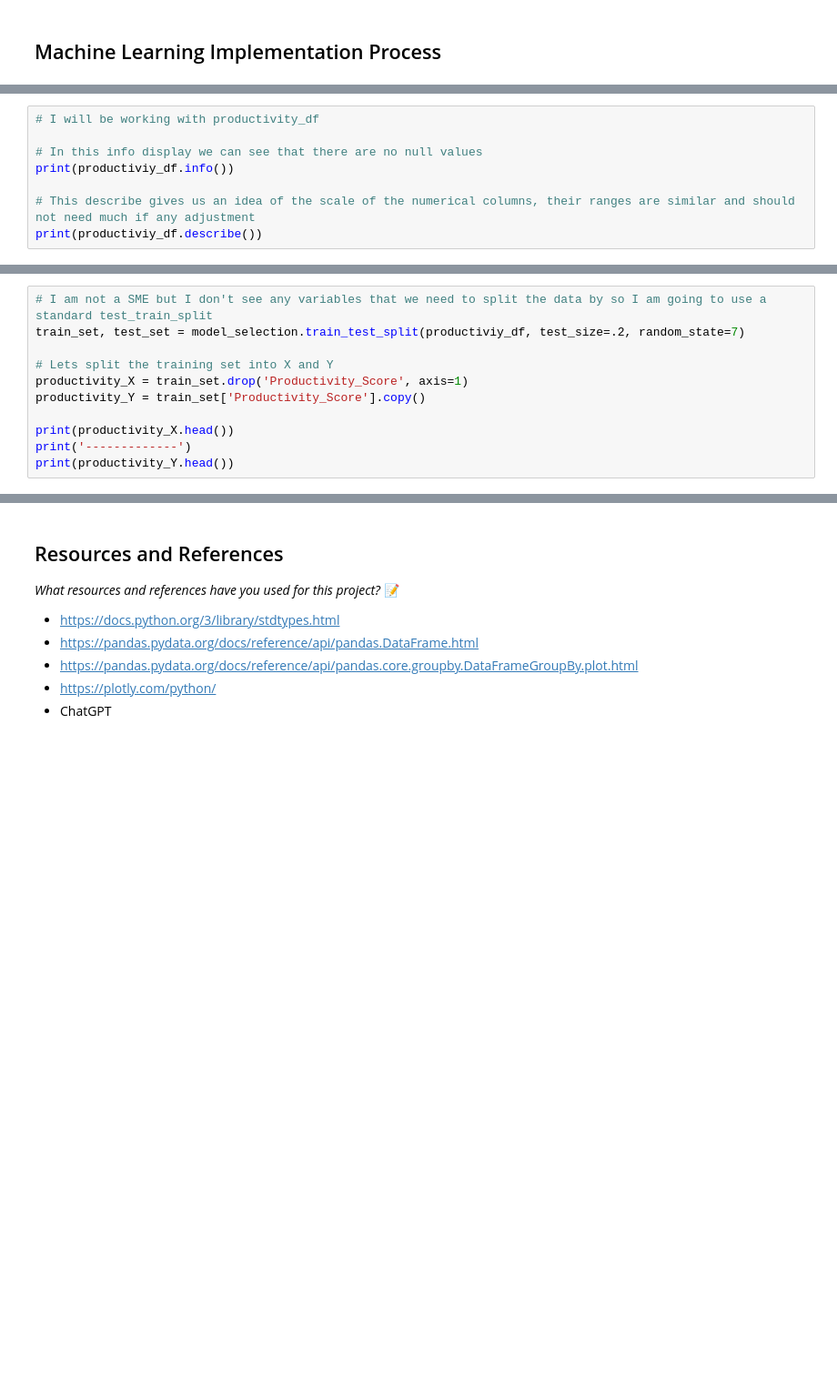
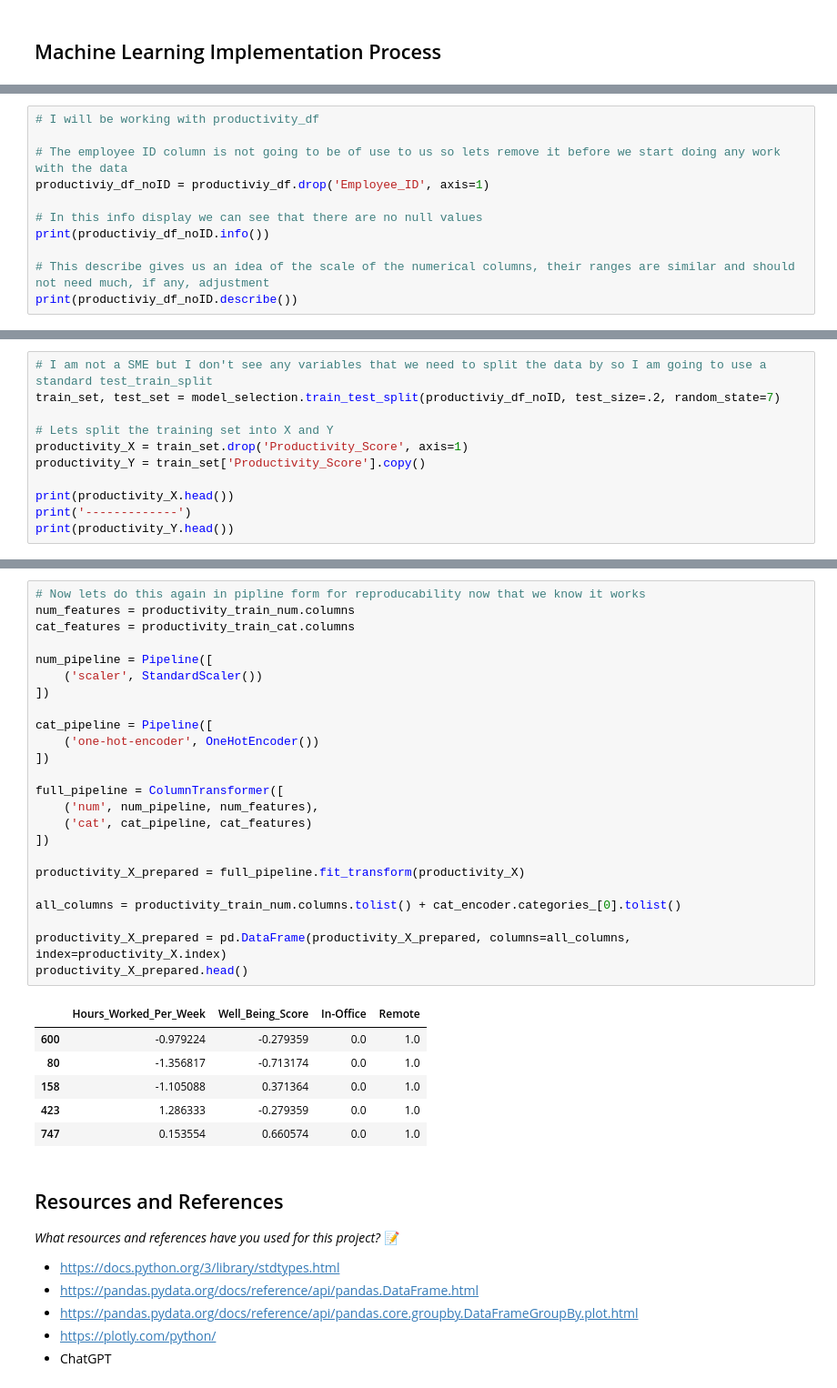
Before and after one commit to IT4063C-Fall24/final-project-dumfornc, a Jupyter notebook: source.ipynb, the cells around one changed output, grey strips where cells are left out. Shown: that part at 91% size. Cells and saved outputs as stored; diff of their text form; blank space fills up the shorter version.

```diff
--- a/source.ipynb
+++ b/source.ipynb
@@ -279,11 +282,14 @@ I did not really recieve any prior feedback.
 # %%
 # I will be working with productivity_df
 
+# The employee ID column is not going to be of use to us so lets remove it before we start doing any work with the data
+productiviy_df_noID = productiviy_df.drop('Employee_ID', axis=1)
+
 # In this info display we can see that there are no null values
-print(productiviy_df.info())
+print(productiviy_df_noID.info())
 
-# This describe gives us an idea of the scale of the numerical columns, their ranges are similar and should not need much if any adjustment
-print(productiviy_df.describe())
+# This describe gives us an idea of the scale of the numerical columns, their ranges are similar and should not need much, if any, adjustment
+print(productiviy_df_noID.describe())
 # %% [output]
 <class 'pandas.core.frame.DataFrame'>
 RangeIndex: 1000 entries, 0 to 999
@@ -305,6 +313,6 @@ max          104.000000
 # %%
 # I am not a SME but I don't see any variables that we need to split the data by so I am going to use a standard test_train_split
-train_set, test_set = model_selection.train_test_split(productiviy_df, test_size=.2, random_state=7)
+train_set, test_set = model_selection.train_test_split(productiviy_df_noID, test_size=.2, random_state=7)
 
 # Lets split the training set into X and Y
 productivity_X = train_set.drop('Productivity_Score', axis=1)
@@ -330,3 +374,34 @@ Name: Productivity_Score, dtype: int64
+# %%
+# Now lets do this again in pipline form for reproducability now that we know it works
+num_features = productivity_train_num.columns
+cat_features = productivity_train_cat.columns
+
+num_pipeline = Pipeline([
+    ('scaler', StandardScaler())
+])
+
+cat_pipeline = Pipeline([
+    ('one-hot-encoder', OneHotEncoder())
+])
+
+full_pipeline = ColumnTransformer([
+    ('num', num_pipeline, num_features),
+    ('cat', cat_pipeline, cat_features)
+])
+
+productivity_X_prepared = full_pipeline.fit_transform(productivity_X)
+
+all_columns = productivity_train_num.columns.tolist() + cat_encoder.categories_[0].tolist()
+
+productivity_X_prepared = pd.DataFrame(productivity_X_prepared, columns=all_columns, index=productivity_X.index)
+productivity_X_prepared.head()
+# %% [output]
+|  | Hours_Worked_Per_Week | Well_Being_Score | In-Office | Remote |
+| 600 | -0.979224 | -0.279359 | 0.0 | 1.0 |
+| 80 | -1.356817 | -0.713174 | 0.0 | 1.0 |
+| 158 | -1.105088 | 0.371364 | 0.0 | 1.0 |
+| 423 | 1.286333 | -0.279359 | 0.0 | 1.0 |
+| 747 | 0.153554 | 0.660574 | 0.0 | 1.0 |
 # %% [markdown]
 ## Resources and References
 *What resources and references have you used for this project?*
```
Also changed, not shown: parts of 7 cells of this notebook.
